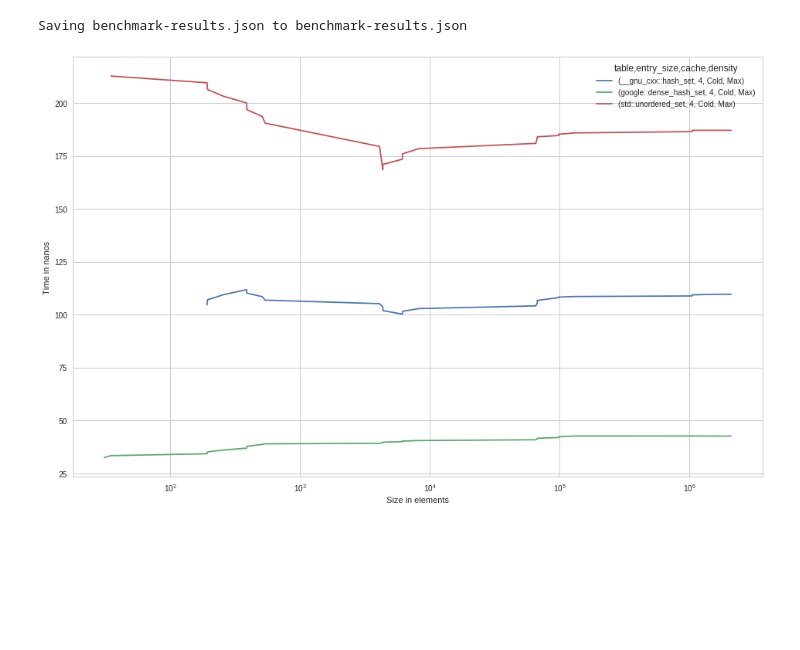
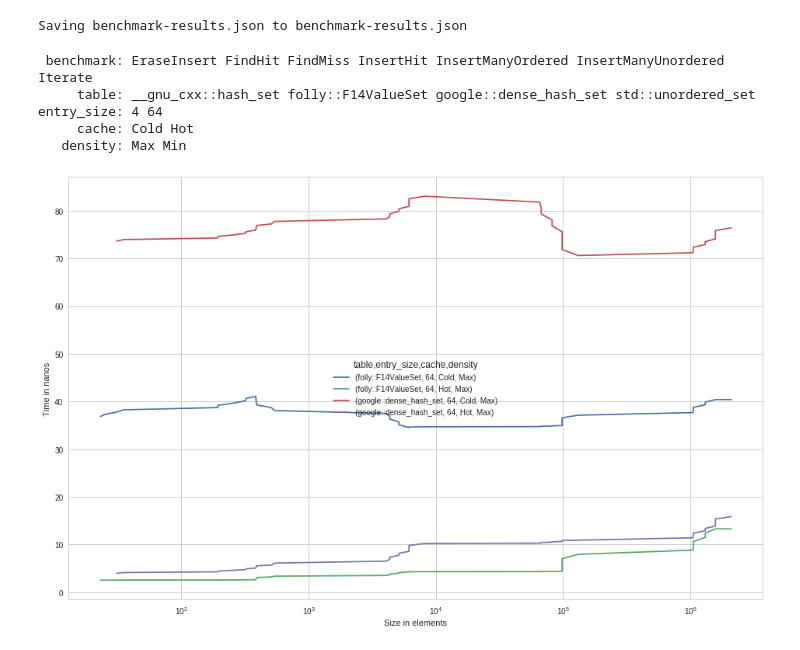
Before and after one commit to google/hashtable-benchmarks, a Jupyter notebook: hashtable_benchmarks.ipynb, the cells around one changed output. Drawn from its saved outputs; the diff is of its cells as text; code cells hidden in the pictures; blank space fills up the shorter version.

Commit message:
add some useful debug prints

```diff
--- a/hashtable_benchmarks.ipynb
+++ b/hashtable_benchmarks.ipynb
@@ -95,16 +95,24 @@ Saving benchmark-results.json to benchmark-results.json
 # %%
 benchmarks_json = json.loads(uploaded['benchmark-results.json'])
 data = FrameParsedBenchmark(ParseJsonBenchmark(benchmarks_json['benchmarks']))
+for l in data.axes[1].levels:
+  print("%10s: %s" % (l.name, " ".join(l)))
+# %% [output]
+ benchmark: EraseInsert FindHit FindMiss InsertHit InsertManyOrdered InsertManyUnordered Iterate
+     table: __gnu_cxx::hash_set folly::F14ValueSet google::dense_hash_set std::unordered_set
+entry_size: 4 64
+     cache: Cold Hot
+   density: Max Min
 # %%
-t = ['google::dense_hash_set','std::unordered_set', '__gnu_cxx::hash_set']
-b = 'FindHit'
-s = '4'
-w = 'Cold'
+t = ['google::dense_hash_set', 'folly::F14ValueSet']
+b = 'Iterate'
+s = '64'
+w = ['Cold', 'Hot']
 o = 'Max'
 
 p = data[b].loc['time_ns'].loc(axis='columns')[t, s, w, o].interpolate().plot(logx=True, legend=True, figsize=(16,10))
 p.set_xlabel("Size in elements")
 p.set_ylabel("Time in nanos")
 pass
 # %% [output]
-[figure, old version]
+[figure, new version]
```
